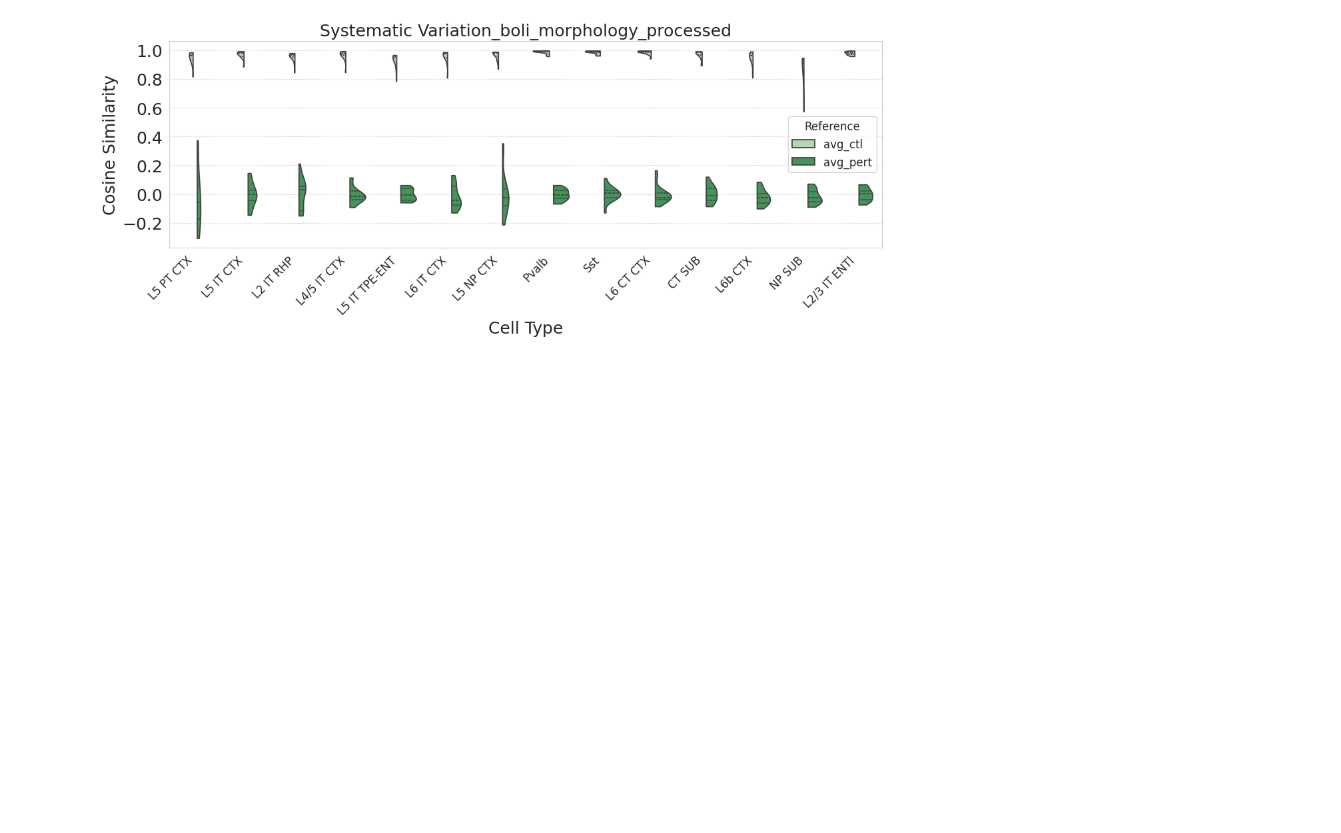
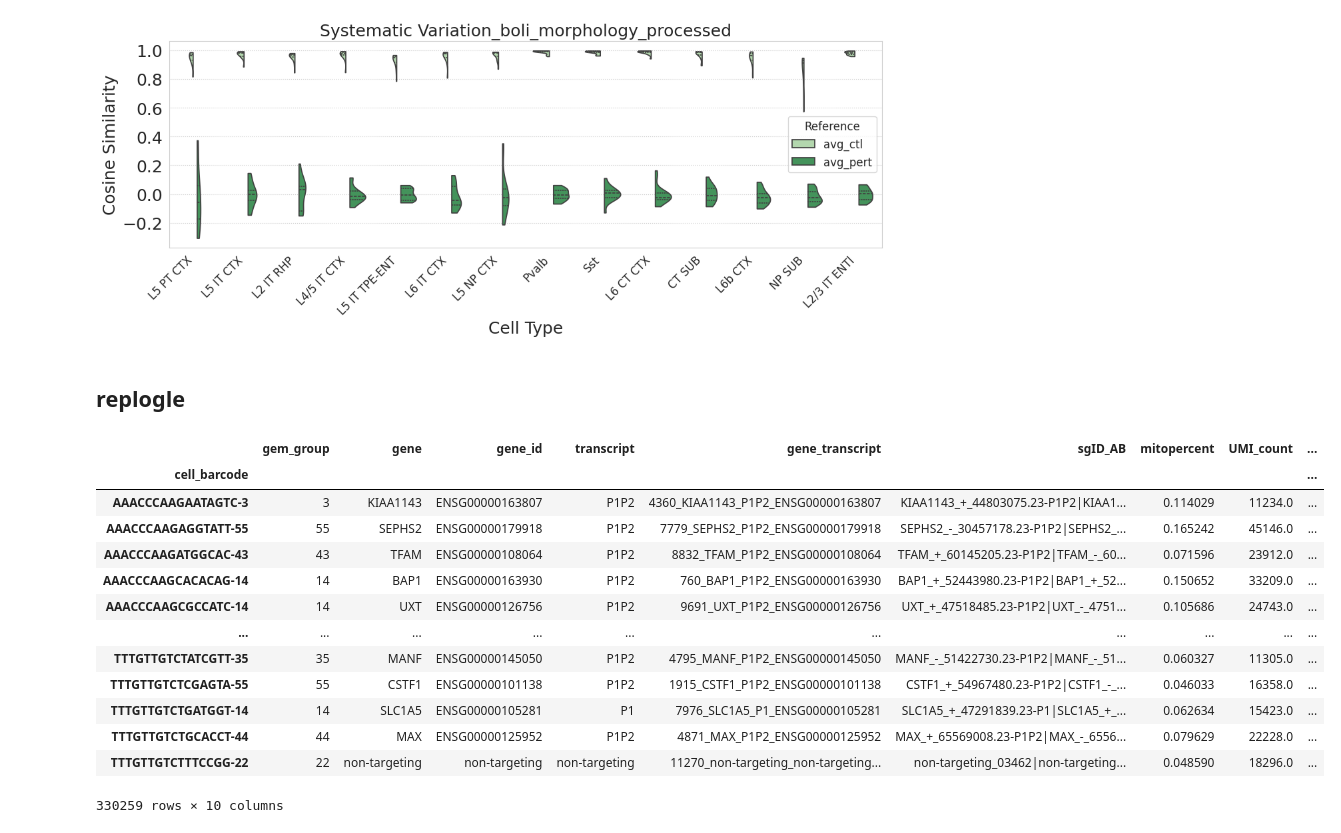
Before and after one commit to glyjtha/systema, a Jupyter notebook: notebook/benchmark_celltype.ipynb, the cells around one changed output. Drawn from its saved outputs; the diff is of its cells as text; code cells hidden in the pictures; blank space fills up the shorter version.

```diff
--- a/notebook/benchmark_celltype.ipynb
+++ b/notebook/benchmark_celltype.ipynb
@@ -299,3 +300,5 @@ plot_systematic_variation_all(
 ⚠️ Skipping CA2 (boli_morphology_processed_CA2): No control cells found in dataset 'boli_morphology_processed_CA2'. Cannot compute systematic variation.
 Saved plot to: plots/systematic_variation_all_celltypes_boli_morphology_processed.png
 [figure]
+# %% [markdown]
+## replogle
@@ -301,0 +307,17 @@ Saved plot to: plots/systematic_variation_all_celltypes_boli_morphology_processe
+# %%
+replogle.obs
+# %% [output]
+|  | gem_group | gene | gene_id | transcript | gene_transcript | sgID_AB | mitopercent | UMI_count | ... |
+| cell_barcode |  |  |  |  |  |  |  |  | ... |
+| AAACCCAAGAATAGTC-3 | 3 | KIAA1143 | ENSG00000163807 | P1P2 | 4360_KIAA1143_P1P2_ENSG00000163807 | KIAA1143_+_44803075.23-P1P2|KIAA1... | 0.114029 | 11234.0 | ... |
+| AAACCCAAGAGGTATT-55 | 55 | SEPHS2 | ENSG00000179918 | P1P2 | 7779_SEPHS2_P1P2_ENSG00000179918 | SEPHS2_-_30457178.23-P1P2|SEPHS2_... | 0.165242 | 45146.0 | ... |
+| AAACCCAAGATGGCAC-43 | 43 | TFAM | ENSG00000108064 | P1P2 | 8832_TFAM_P1P2_ENSG00000108064 | TFAM_+_60145205.23-P1P2|TFAM_-_60... | 0.071596 | 23912.0 | ... |
+| AAACCCAAGCACACAG-14 | 14 | BAP1 | ENSG00000163930 | P1P2 | 760_BAP1_P1P2_ENSG00000163930 | BAP1_+_52443980.23-P1P2|BAP1_+_52... | 0.150652 | 33209.0 | ... |
+| AAACCCAAGCGCCATC-14 | 14 | UXT | ENSG00000126756 | P1P2 | 9691_UXT_P1P2_ENSG00000126756 | UXT_+_47518485.23-P1P2|UXT_-_4751... | 0.105686 | 24743.0 | ... |
+| ... | ... | ... | ... | ... | ... | ... | ... | ... | ... |
+| TTTGTTGTCTATCGTT-35 | 35 | MANF | ENSG00000145050 | P1P2 | 4795_MANF_P1P2_ENSG00000145050 | MANF_-_51422730.23-P1P2|MANF_-_51... | 0.060327 | 11305.0 | ... |
+| TTTGTTGTCTCGAGTA-55 | 55 | CSTF1 | ENSG00000101138 | P1P2 | 1915_CSTF1_P1P2_ENSG00000101138 | CSTF1_+_54967480.23-P1P2|CSTF1_-_... | 0.046033 | 16358.0 | ... |
+| TTTGTTGTCTGATGGT-14 | 14 | SLC1A5 | ENSG00000105281 | P1 | 7976_SLC1A5_P1_ENSG00000105281 | SLC1A5_+_47291839.23-P1|SLC1A5_+_... | 0.062634 | 15423.0 | ... |
+| TTTGTTGTCTGCACCT-44 | 44 | MAX | ENSG00000125952 | P1P2 | 4871_MAX_P1P2_ENSG00000125952 | MAX_+_65569008.23-P1P2|MAX_-_6556... | 0.079629 | 22228.0 | ... |
+| TTTGTTGTCTTTCCGG-22 | 22 | non-targeting | non-targeting | non-targeting | 11270_non-targeting_non-targeting... | non-targeting_03462|non-targeting... | 0.048590 | 18296.0 | ... |
+330259 rows × 10 columns
```
Also changed, not shown: parts of 8 cells of this notebook, 1 other file.
